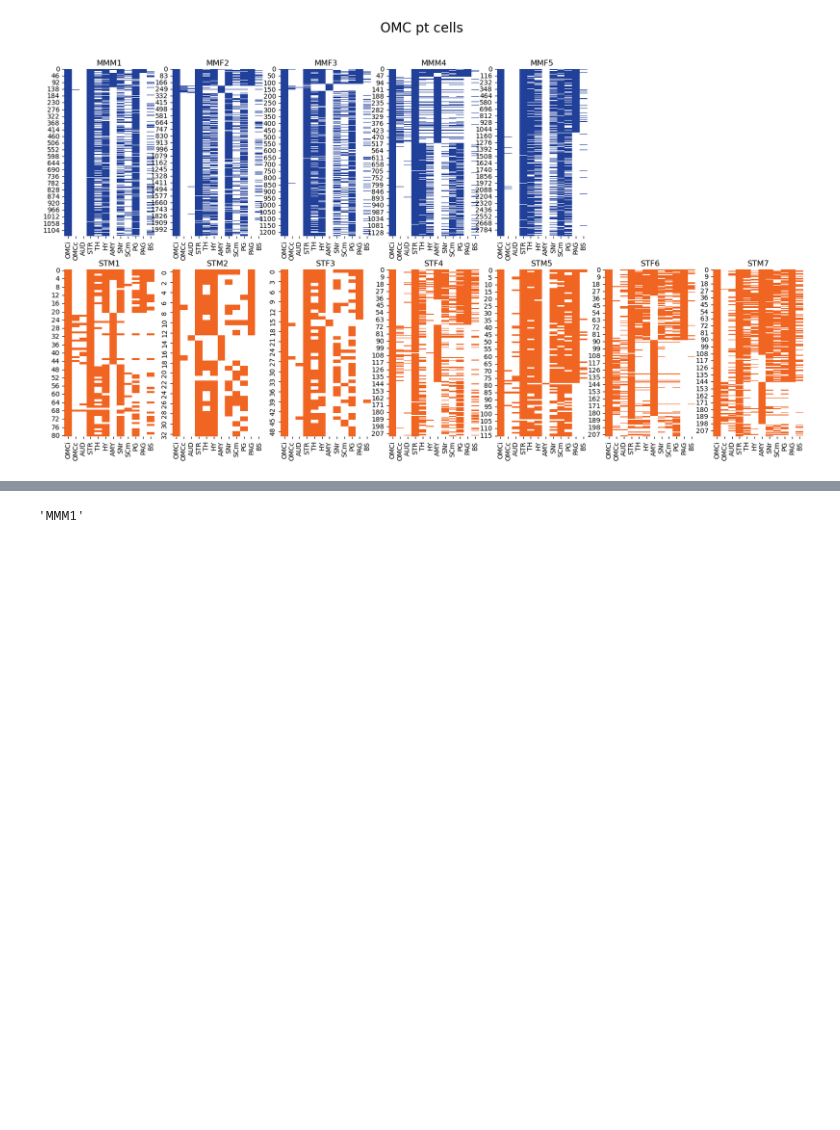
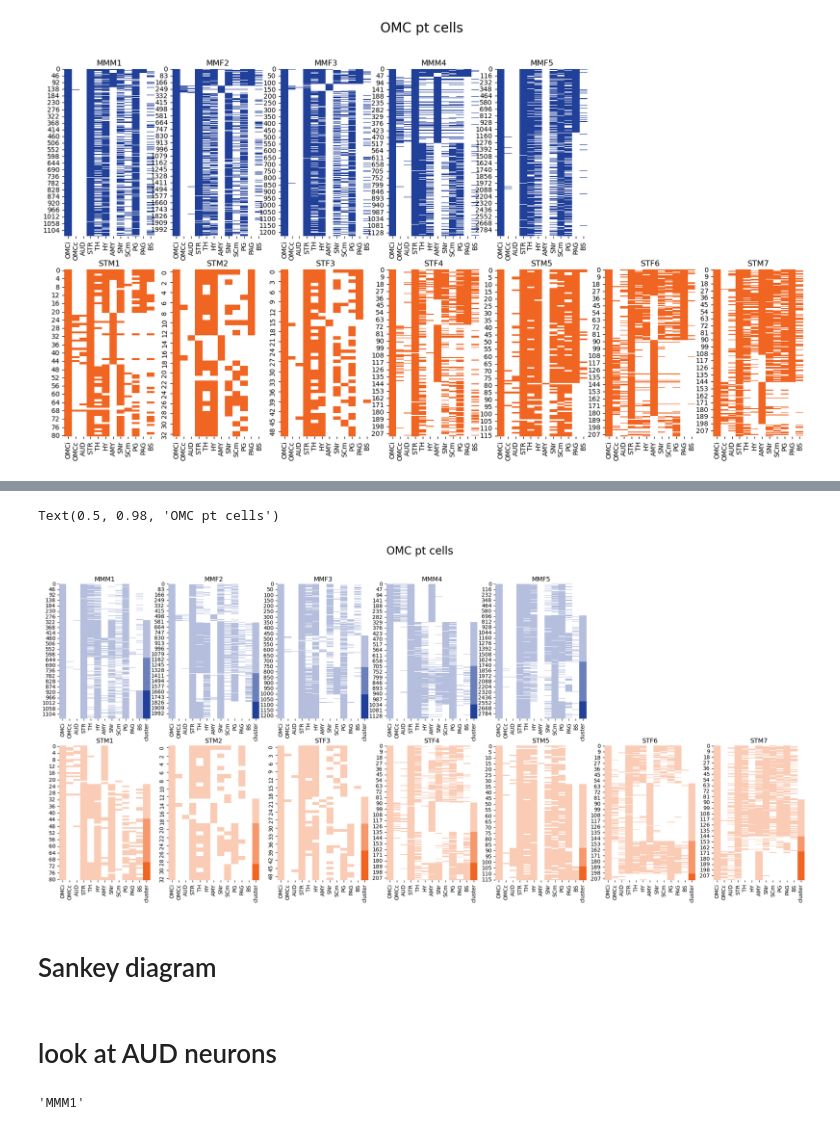
Before and after one commit to eisko/MAPseq_analysis, a Jupyter notebook: M194_M220_single_cell.ipynb, the cells around one changed output, grey strips where cells are left out. Drawn from its saved outputs; the diff is of its cells as text; code cells hidden in the pictures; blank space fills up the shorter version.

```diff
--- a/M194_M220_single_cell.ipynb
+++ b/M194_M220_single_cell.ipynb
@@ -215,3 +268,49 @@ Text(0.5, 0.98, 'OMC pt cells')
+# %%
+# use 4 group clustering for data
+fig, axs = plt.subplots(2,7, figsize=(25,10))
+
+i=0
+for ax in axs.flat[:7]:
+    if i >= 5:
+        ax.axis('off')
+    else:
+        X = omc_pt_mm[i]
+        ward = AgglomerativeClustering(n_clusters=4, linkage="ward").fit(X)
+
+        plot = X.copy()
+        plot['cluster'] = ward.labels_
+        plot = plot.sort_values(by='cluster').reset_index(drop=True)
+
+        sns.heatmap(plot, cmap=blue_cmp, cbar=False, ax=ax)
+        # ax.get_yaxis().set_visible(False)
+        ax.set_title(mice_mm[i])
+
+    i+=1
+
+i=0
+for ax in axs.flat[7:]:
+
+    X = omc_pt_st[i]
+    ward = AgglomerativeClustering(n_clusters=4, linkage="ward").fit(X)
+
+    plot = X.copy()
+    plot['cluster'] = ward.labels_
+    plot = plot.sort_values(by='cluster').reset_index(drop=True)
+
+    sns.heatmap(plot, cmap=orange_cmp, cbar=False, ax=ax)
+    # ax.get_yaxis().set_visible(False)
+    ax.set_title(mice_st[i])
+
+    i+=1
+
+plt.suptitle("OMC pt cells", size=20)
+# %% [output]
+Text(0.5, 0.98, 'OMC pt cells')
+[figure, added]
+# %% [markdown]
+# Sankey diagram
+# %% [markdown]
+# look at AUD neurons
 # %%
 mice_mm[i]
 # %% [output]
```
Also changed, not shown: parts of 5 cells of this notebook.
